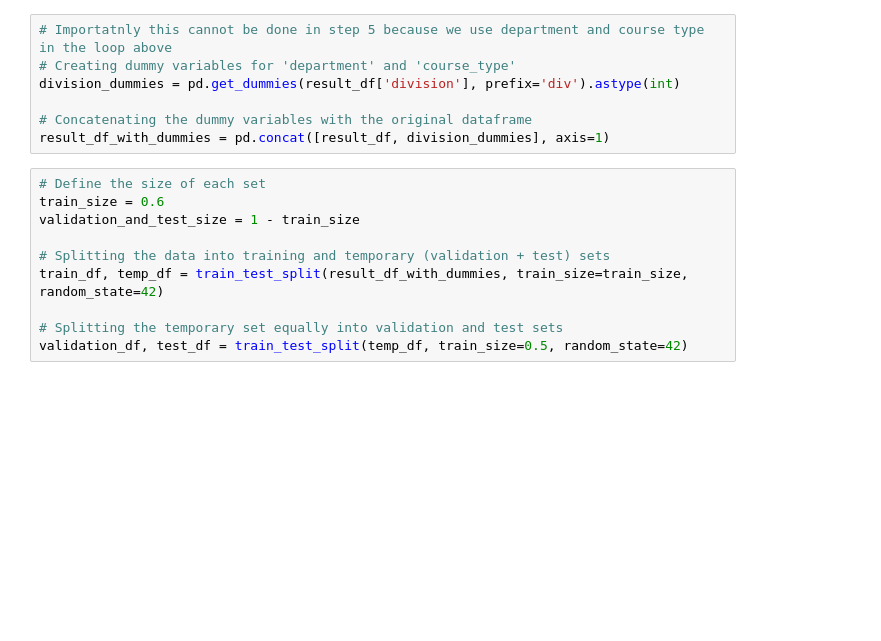
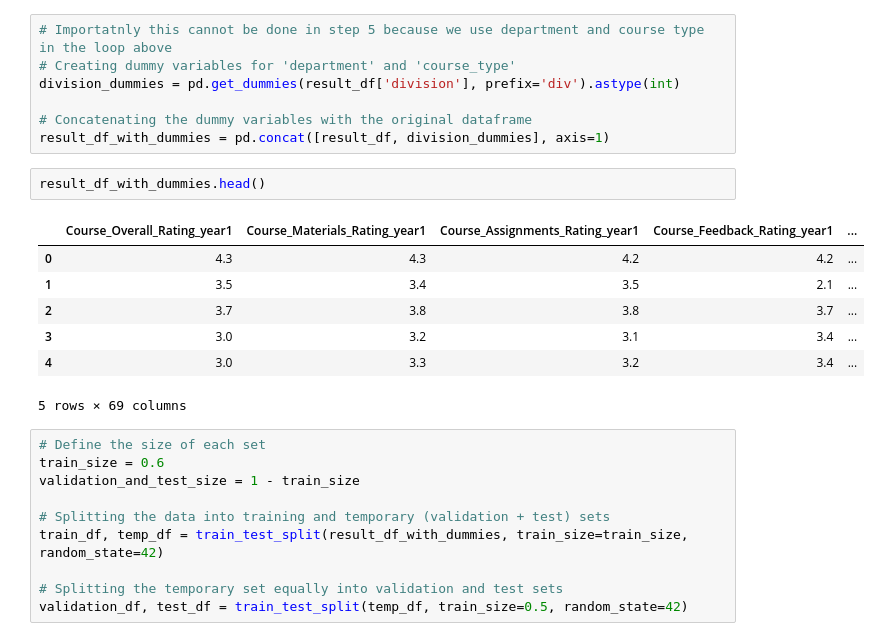
Before and after one commit to MattHAndrews/cs109a_final_project, a Jupyter notebook: Project.ipynb, the cells around one changed output. Cells and saved outputs as stored; diff of their text form; blank space fills up the shorter version.

```diff
--- a/Project.ipynb
+++ b/Project.ipynb
@@ -513,6 +540,16 @@ division_dummies = pd.get_dummies(result_df['division'], prefix='div').astype(in
 
 # Concatenating the dummy variables with the original dataframe
 result_df_with_dummies = pd.concat([result_df, division_dummies], axis=1)
+# %%
+result_df_with_dummies.head()
+# %% [output]
+|  | Course_Overall_Rating_year1 | Course_Materials_Rating_year1 | Course_Assignments_Rating_year1 | Course_Feedback_Rating_year1 | ... |
+| 0 | 4.3 | 4.3 | 4.2 | 4.2 | ... |
+| 1 | 3.5 | 3.4 | 3.5 | 2.1 | ... |
+| 2 | 3.7 | 3.8 | 3.8 | 3.7 | ... |
+| 3 | 3.0 | 3.2 | 3.1 | 3.4 | ... |
+| 4 | 3.0 | 3.3 | 3.2 | 3.4 | ... |
+5 rows × 69 columns
 # %%
 # Define the size of each set
 train_size = 0.6
```
Also changed, not shown: parts of 41 cells of this notebook.
